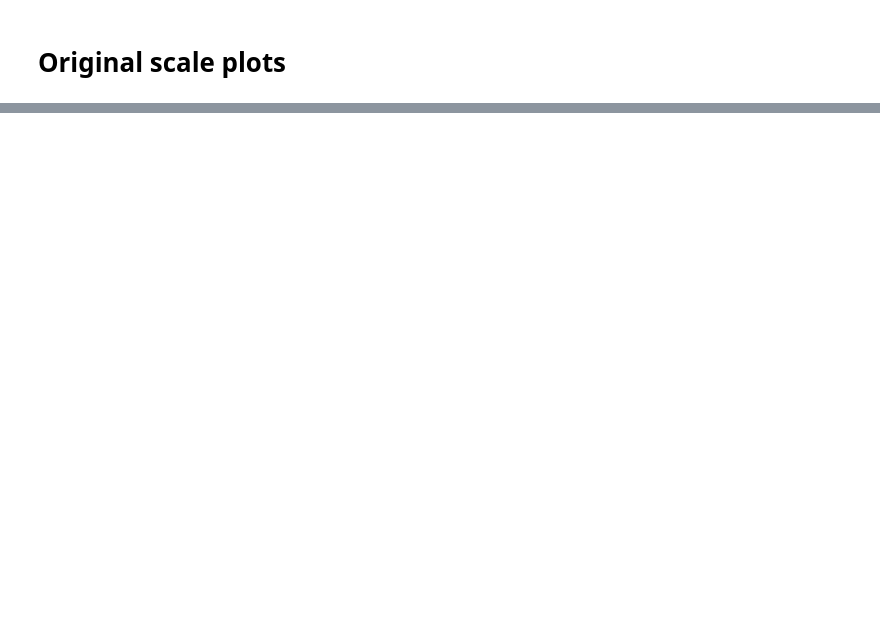
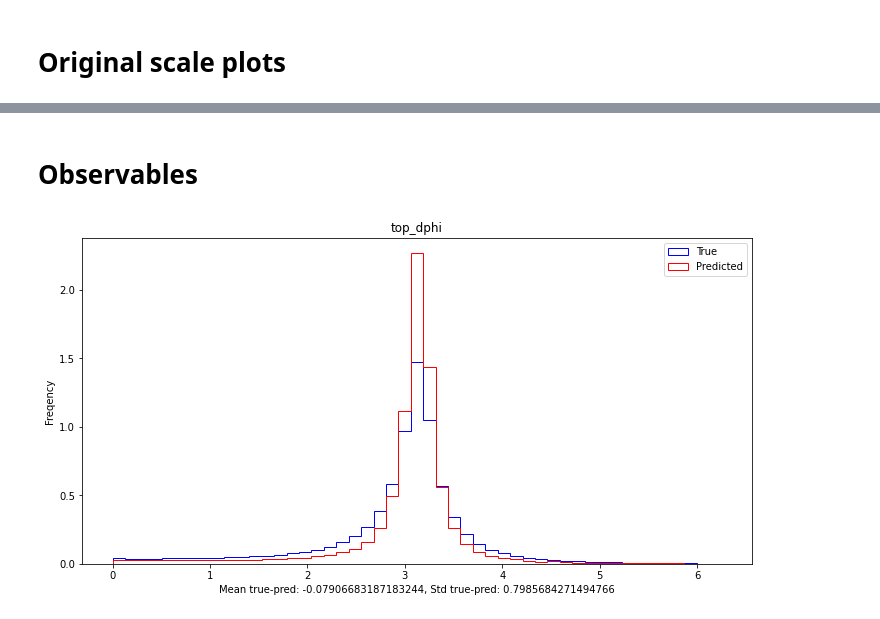
Before and after one commit to SNIPRS/top_ml, a Jupyter notebook: runs/weight_jet_inputs.ipynb, the cells around one changed output, grey strips where cells are left out. Saved outputs shown, nothing was run; the diff lists cells and outputs as text; code cells hidden in the pictures; blank space fills up the shorter version.

Commit message:
plotting and computing observables

```diff
--- a/runs/weight_jet_inputs.ipynb
+++ b/runs/weight_jet_inputs.ipynb
@@ -307,0 +289,14 @@ Analysis.predicted_vs_true(predictions_origscale, true_origscale, Y_keys, True)
+# %% [markdown]
+# Observables
+# %%
+import observables
+import importlib
+importlib.reload(observables)
+truths = observables.fill_observables(true_origscale, True, Y_keys)
+preds = observables.fill_observables(predictions_origscale, False, Y_keys)
+
+# top_dphi=np.abs(th_phi-tl_phi)
+plt.figure(figsize=(12,6))
+observables.plot_hist(truths['top_dphi'], preds['top_dphi'])
+# %% [output]
+[figure, added]
```
Also changed, not shown: parts of 19 cells of this notebook, 1 other file.
